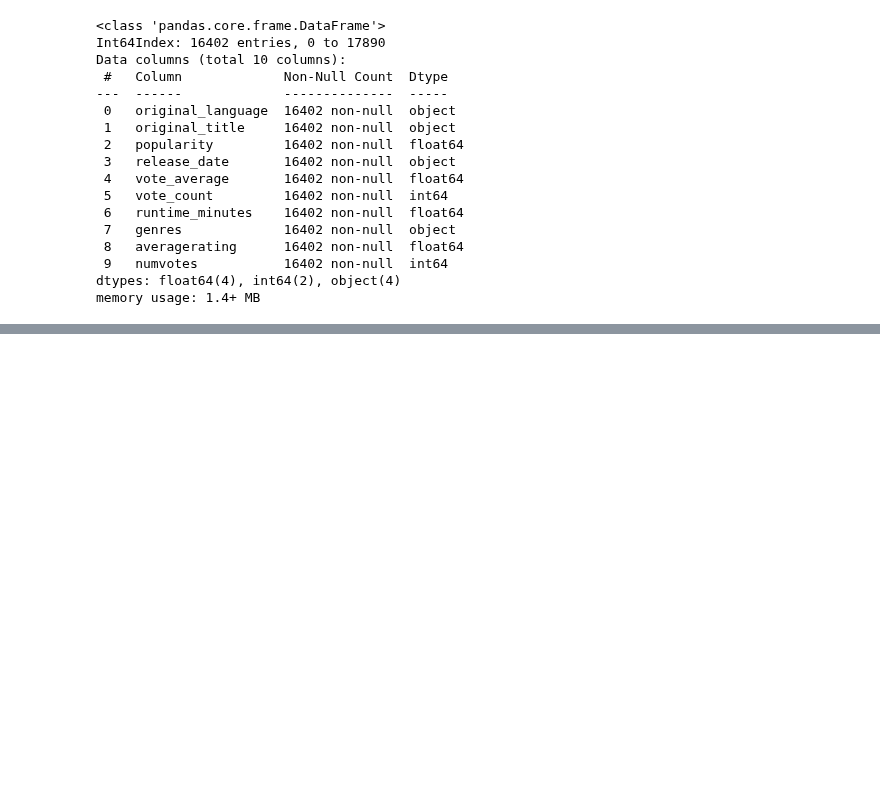
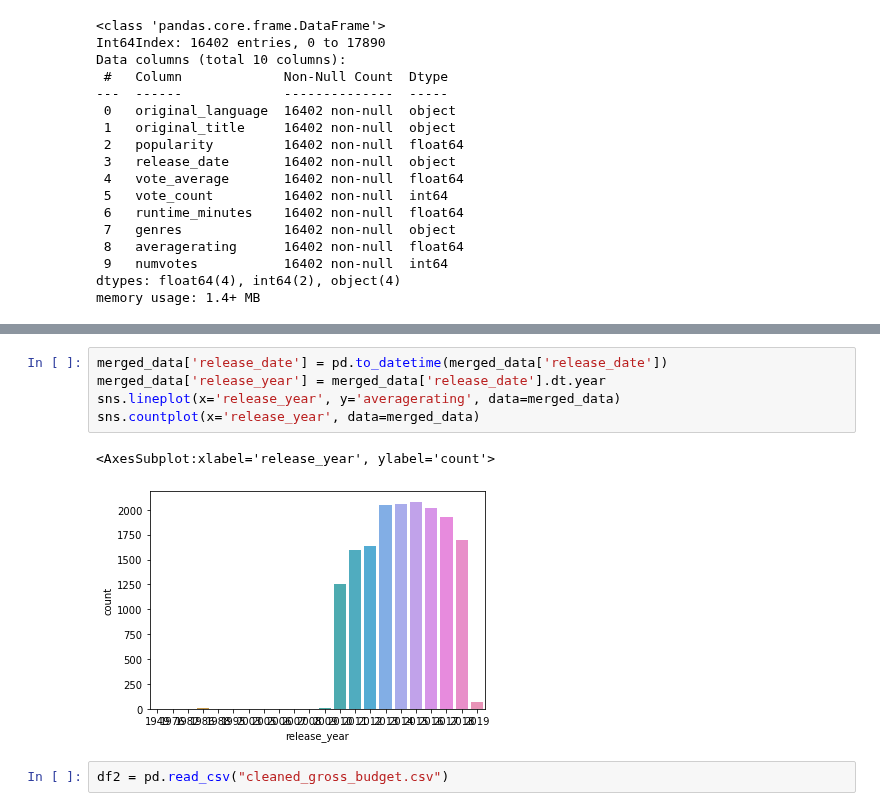
Before and after one commit to MuiruriVivian/PHASE-2-GROUP-7-PROJECT, a Jupyter notebook: Calvin.ipynb, the cells around one changed output, grey strips where cells are left out. Cells and saved outputs as stored; diff of their text form; blank space fills up the shorter version.

```diff
--- a/Calvin.ipynb
+++ b/Calvin.ipynb
@@ -369,0 +421,10 @@ merged_data.to_csv('cleaned_merged_data.csv', index=False)  # Saves without row
+# %%
+merged_data['release_date'] = pd.to_datetime(merged_data['release_date'])
+merged_data['release_year'] = merged_data['release_date'].dt.year
+sns.lineplot(x='release_year', y='averagerating', data=merged_data)
+sns.countplot(x='release_year', data=merged_data)
+# %% [output]
+<AxesSubplot:xlabel='release_year', ylabel='count'>
+[figure, added]
+# %%
+df2 = pd.read_csv("cleaned_gross_budget.csv")
```
Also changed, not shown: parts of 24 cells of this notebook.
